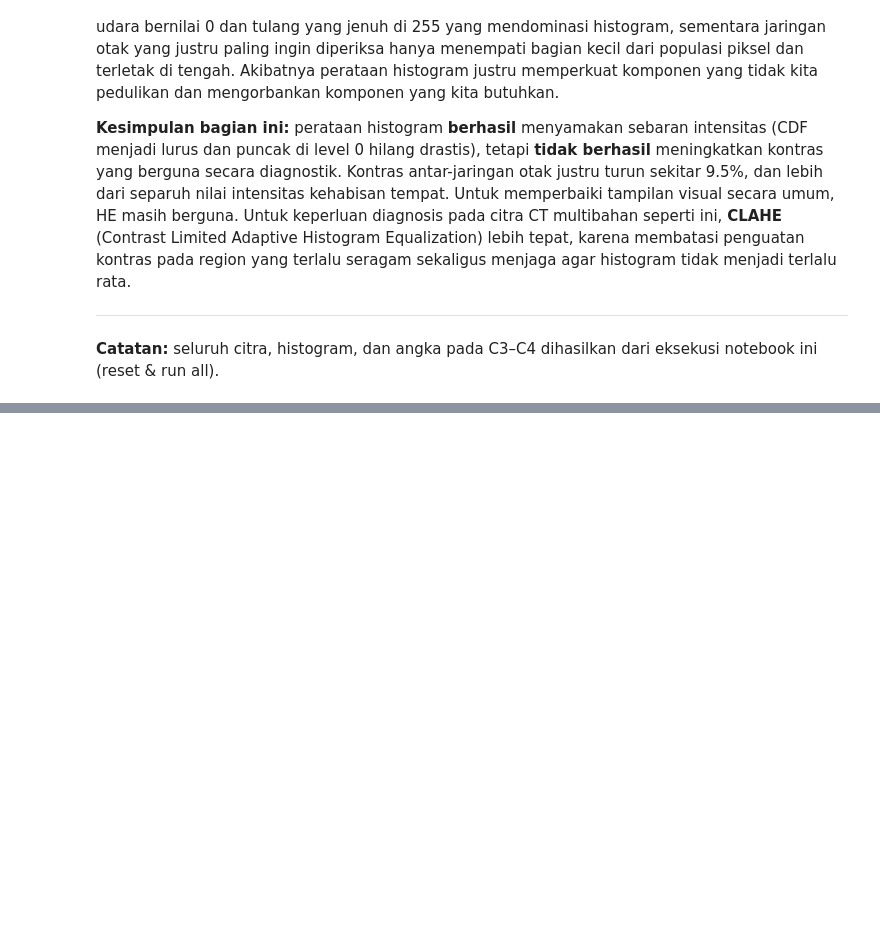
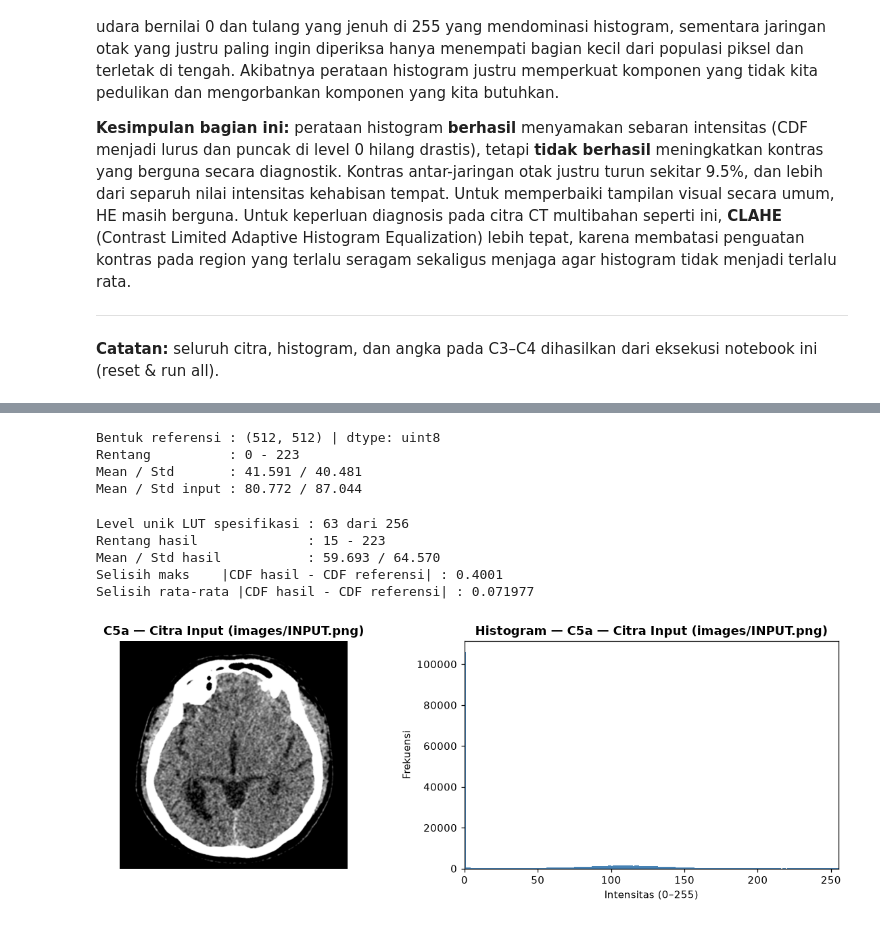
Before and after one commit to iaanne/citra-input-ref-kelompok4, a Jupyter notebook: notebook.ipynb, the cells around one changed output, grey strips where cells are left out. Cells and saved outputs as stored; diff of their text form; code cells hidden in the pictures; blank space fills up the shorter version.

```diff
--- a/notebook.ipynb
+++ b/notebook.ipynb
@@ -600,0 +634,61 @@ Perataan histogram bekerja dengan asumsi bahwa histogram **global** sudah mewaki
+# %%
+ref = np.array(Image.open("images/REFERENCE.png").convert("L"), dtype=np.uint8)
+
+print("Bentuk referensi :", ref.shape, "| dtype:", ref.dtype)
+print("Rentang          :", ref.min(), "-", ref.max())
+print("Mean / Std       :", f"{ref.mean():.3f} / {ref.std():.3f}")
+print("Mean / Std input :", f"{img.mean():.3f} / {img.std():.3f}")
+# %% [output]
+Bentuk referensi : (512, 512) | dtype: uint8
+Rentang          : 0 - 223
+Mean / Std       : 41.591 / 40.481
+Mean / Std input : 80.772 / 87.044
+# %%
+def histogram_specify(image, reference):
+    """Histogram specification: petakan `image` agar histogramnya mengikuti `reference`.
+
+    Parameter
+    ---------
+    image     : ndarray uint8, citra input yang akan diubah
+    reference : ndarray uint8, citra referensi pembentuk histogram tujuan
+
+    Mengembalikan tuple (citra hasil uint8, LUT 256 level).
+    """
+    cdf_in = compute_cdf(image)      # CDF citra input
+    cdf_ref = compute_cdf(reference)  # CDF citra referensi
+
+    # Tahap 1: r -> s (skala 0..255), sama seperti perataan histogram
+    s = np.clip(np.rint(cdf_in * (BINS - 1)), 0, 255)
+
+    # Tahap 2: s -> z. Untuk tiap nilai s (0..255) cari level referensi
+    #          dengan CDF paling dekat terhadap s/255.
+    target = np.arange(BINS, dtype=np.float64) / (BINS - 1)
+    z = np.abs(cdf_ref[None, :] - target[:, None]).argmin(axis=1).astype(np.uint8)
+
+    # Tahap 3: gabungkan kedua pemetaan menjadi satu LUT r -> z
+    lut = z[s.astype(np.uint8)]
+    return lut[image], lut
+
+
+specified, lut_spec = histogram_specify(img, ref)
+
+cdf_hasil = compute_cdf(specified)
+cdf_ref = compute_cdf(ref)
+selisih = np.abs(cdf_hasil - cdf_ref)
+
+print("Level unik LUT spesifikasi :", len(np.unique(lut_spec)), "dari 256")
+print("Rentang hasil              :", specified.min(), "-", specified.max())
+print("Mean / Std hasil           :", f"{specified.mean():.3f} / {specified.std():.3f}")
+print("Selisih maks    |CDF hasil - CDF referensi| :", f"{selisih.max():.4f}")
+print("Selisih rata-rata |CDF hasil - CDF referensi| :", f"{selisih.mean():.6f}")
+# %% [output]
+Level unik LUT spesifikasi : 63 dari 256
+Rentang hasil              : 15 - 223
+Mean / Std hasil           : 59.693 / 64.570
+Selisih maks    |CDF hasil - CDF referensi| : 0.4001
+Selisih rata-rata |CDF hasil - CDF referensi| : 0.071977
+# %%
+# 1. Citra input  +  2. Histogram citra input
+show_image_hist(img, "C5a — Citra Input (images/INPUT.png)")
+# %% [output]
+[figure, added]
```
Also changed, not shown: parts of 6 cells of this notebook, 1 other file.
